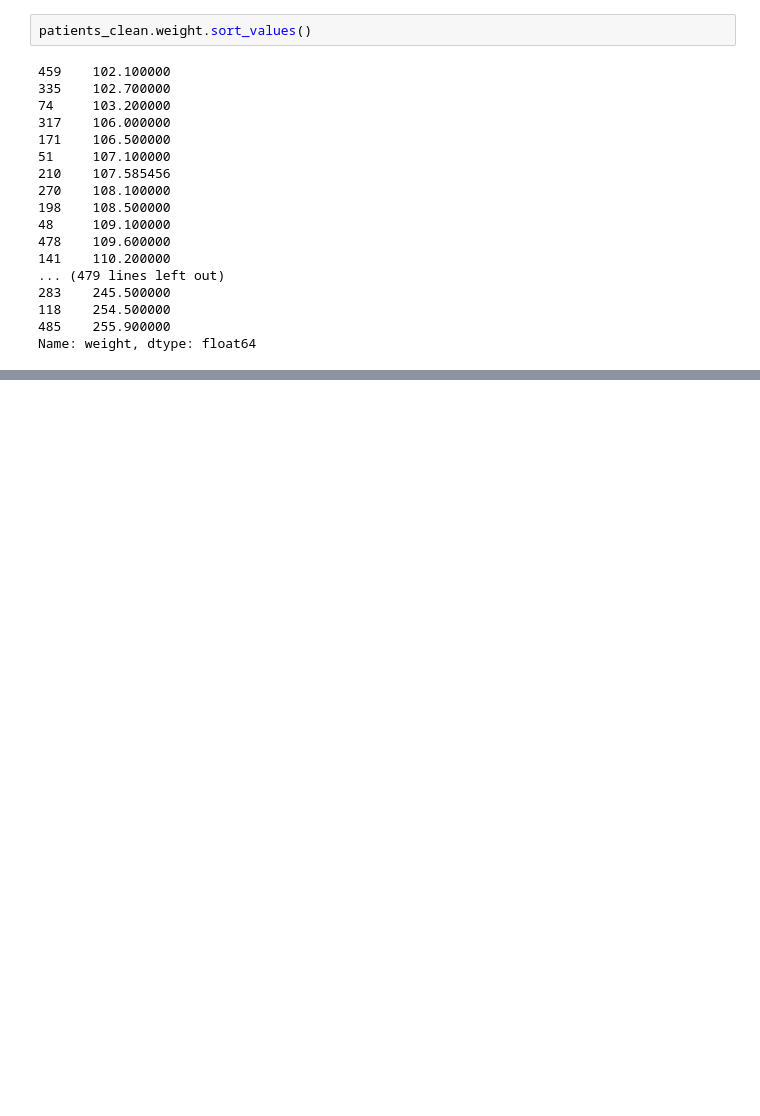
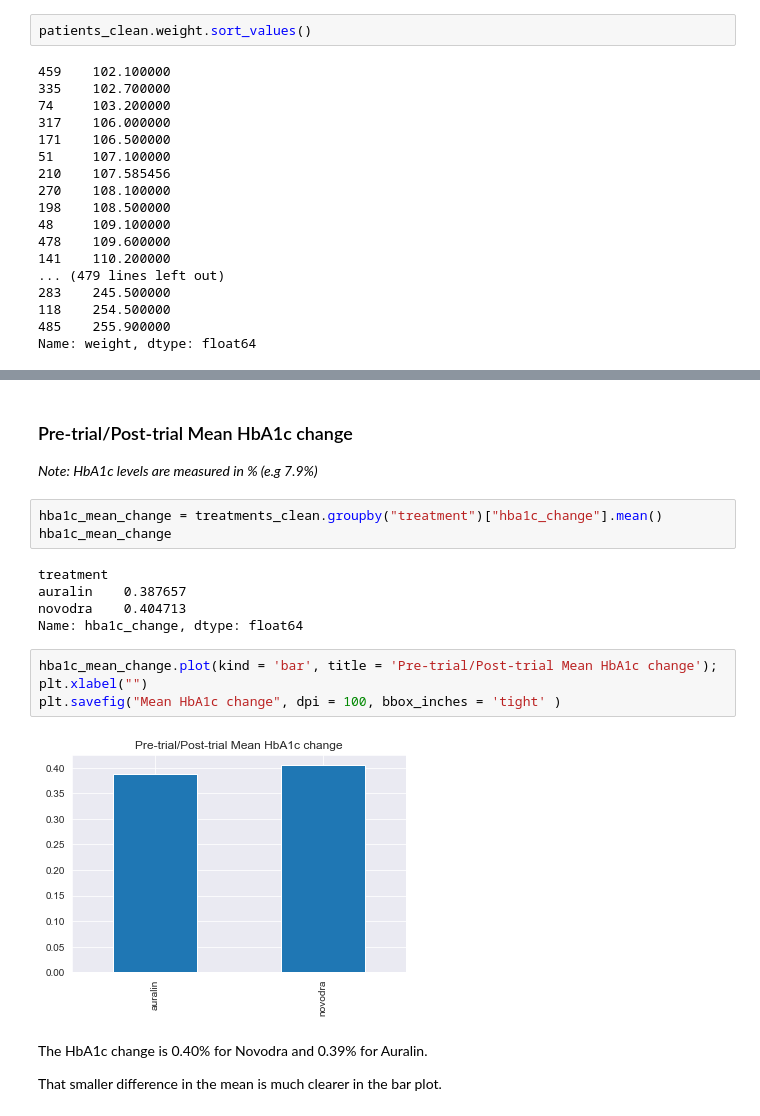
Before and after one commit to Py-pharm/Clinical-Trial-Data-Analysis, a Jupyter notebook: Clinical Trial Data Analysis.ipynb, the cells around one changed output, grey strips where cells are left out. Saved outputs shown, nothing was run; the diff lists cells and outputs as text; blank space fills up the shorter version.

```diff
--- a/Clinical Trial Data Analysis.ipynb
+++ b/Clinical Trial Data Analysis.ipynb
@@ -886,0 +940,21 @@ Name: weight, dtype: float64
+# %% [markdown]
+### Pre-trial/Post-trial Mean HbA1c change
+_Note: HbA1c levels are measured in % (e.g 7.9%)_
+# %%
+hba1c_mean_change = treatments_clean.groupby("treatment")["hba1c_change"].mean()
+hba1c_mean_change
+# %% [output]
+treatment
+auralin    0.387657
+novodra    0.404713
+Name: hba1c_change, dtype: float64
+# %%
+hba1c_mean_change.plot(kind = 'bar', title = 'Pre-trial/Post-trial Mean HbA1c change');
+plt.xlabel("")
+plt.savefig("Mean HbA1c change", dpi = 100, bbox_inches = 'tight' )
+# %% [output]
+[figure, added]
+# %% [markdown]
+The HbA1c change is 0.40% for Novodra and 0.39% for Auralin.
+
+That smaller difference in the mean is much clearer in the bar plot.
```
Also changed, not shown: parts of 16 cells of this notebook, 5 other files.
